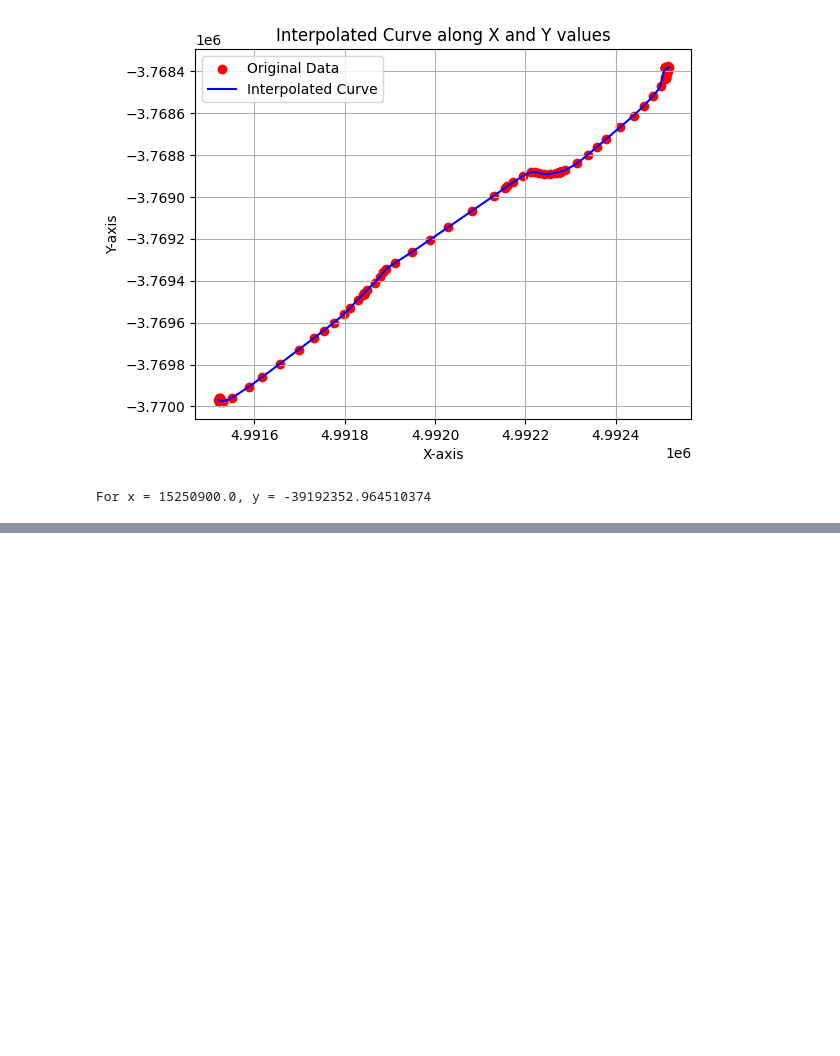
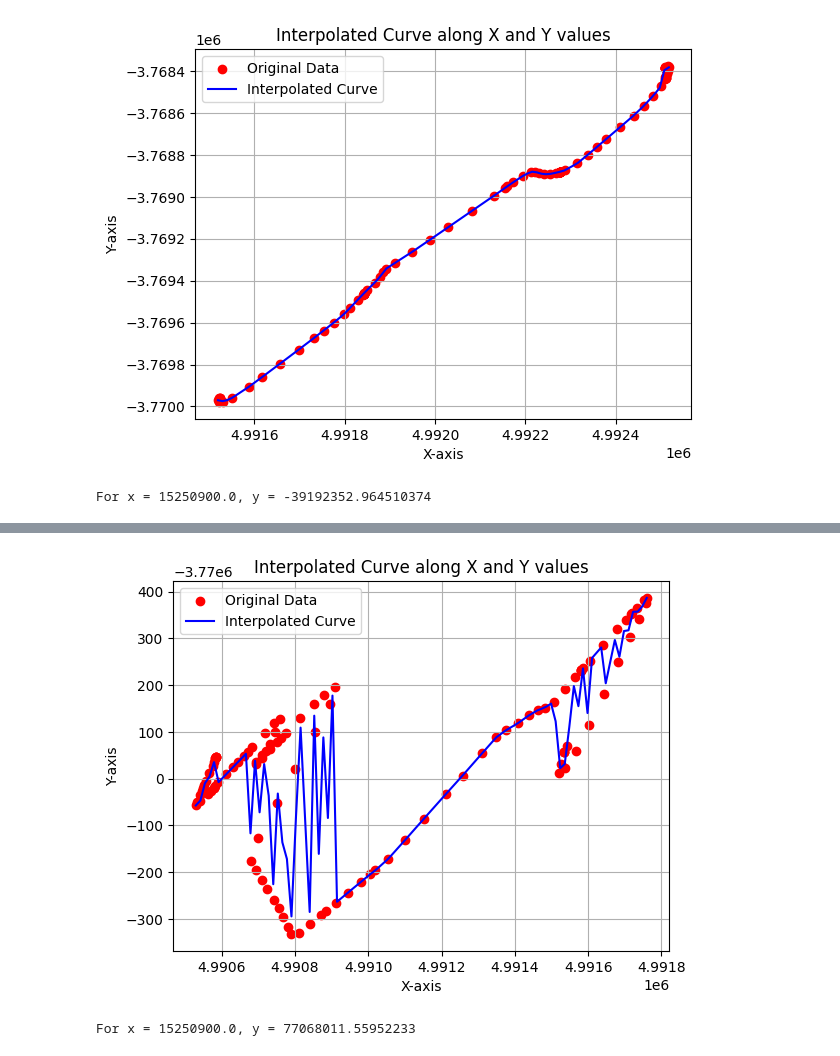
Before and after one commit to bryaanabraham/Wandering_Guardian, a Jupyter notebook: Curve_fitting/Sample Curve Fitting.ipynb, the cells around one changed output, grey strips where cells are left out. Saved outputs shown, nothing was run; the diff lists cells and outputs as text; code cells hidden in the pictures; blank space fills up the shorter version.

```diff
--- a/Curve_fitting/Sample Curve Fitting.ipynb
+++ b/Curve_fitting/Sample Curve Fitting.ipynb
@@ -129,0 +157,48 @@ For x = 15250900.0, y = -39192352.964510374
+# %%
+# Sort the DataFrame based on the 'id' column
+df1_sorted = df1.sort_values(by='id')
+
+# Extract x and y coordinates
+x_coords = df1_sorted['x']
+y_coords = df1_sorted['y']
+
+# Perform linear interpolation
+interp_func = interp1d(x_coords, y_coords, kind='linear')
+
+# Generate a set of interpolated points along the curve
+interpolated_x = np.linspace(min(x_coords), max(x_coords), num=100)
+interpolated_y = interp_func(interpolated_x)
+
+# Plot the original data points
+plt.scatter(x_coords, y_coords, label='Original Data', color='red')
+
+# Plot the interpolated curve
+plt.plot(interpolated_x, interpolated_y, label='Interpolated Curve', color='blue')
+
+plt.xlabel('X-axis')
+plt.ylabel('Y-axis')
+plt.title('Interpolated Curve along X and Y values')
+plt.legend()
+plt.grid(True)
+plt.show()
+# %% [output]
+[figure, added]
+# %%
+df1_sorted = df1.sort_values(by='id')
+
+# Extract x and y coordinates
+x_coords = df1_sorted['x']
+y_coords = df1_sorted['y']
+
+# Create the interpolation function
+curve_function = interpolate_curve(x_coords, y_coords)
+
+# Example usage:
+x_value = 15.2509e+06	  # Example x value for interpolation
+try:
+    y_value = curve_function(x_value)  # Interpolated y value for the given x value
+    print(f"For x = {x_value}, y = {y_value}")
+except ValueError as e:
+    print(e)
+# %% [output]
+For x = 15250900.0, y = 77068011.55952233
```
Also changed, not shown: parts of 12 cells of this notebook.
